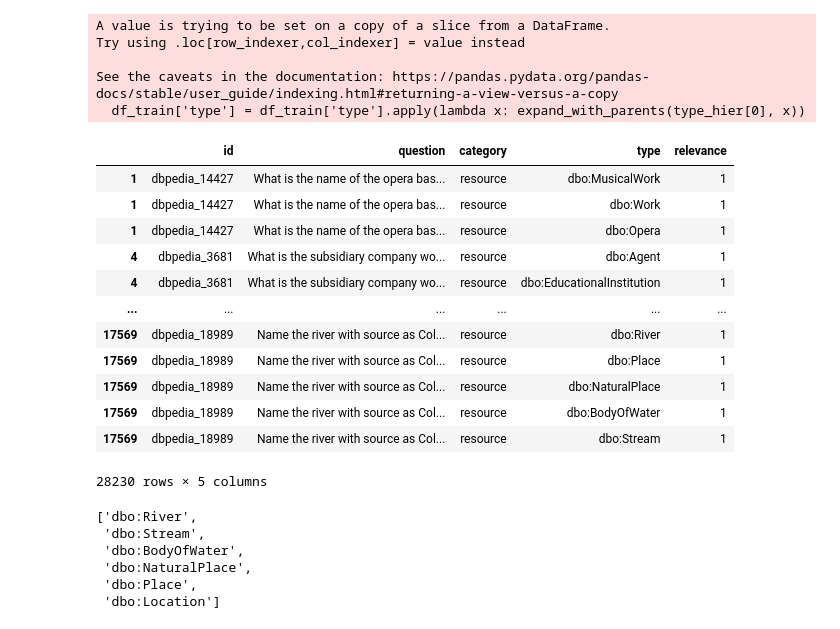
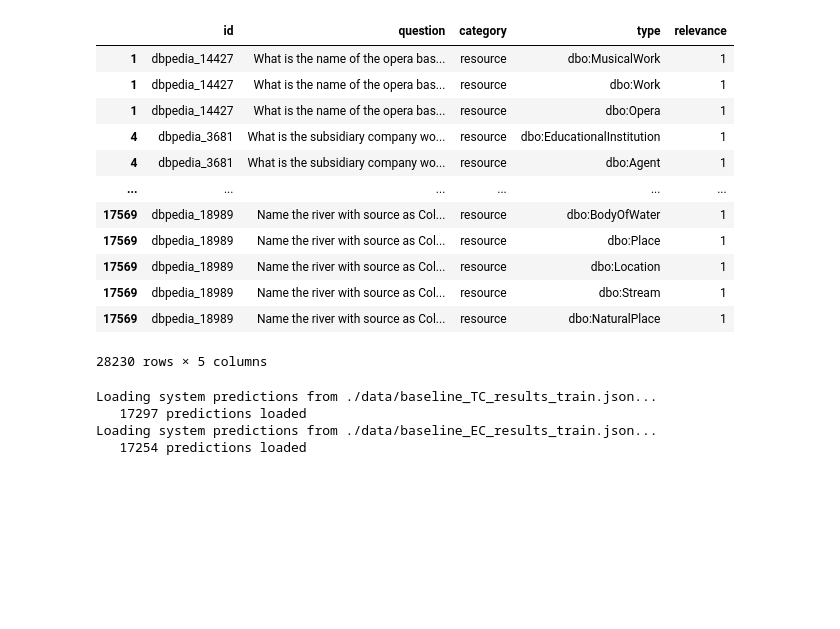
Before and after one commit to pio93/SemanticAnswerTypePrediction, a Jupyter notebook: learning_to_rank.ipynb, the cells around one changed output. Cells and saved outputs as stored; diff of their text form; code cells hidden in the pictures; blank space fills up the shorter version.

```diff
--- a/learning_to_rank.ipynb
+++ b/learning_to_rank.ipynb
@@ -46,50 +59,47 @@ def expand_with_parents(type_hierarchy: dict, dbo_types: list) -> list:
             type_set.add(typ2)
     return list(type_set)
 # %%
-df_train = df[df['category'] == 'resource']
+df_train = df[df['category'] == 'resource'].copy()
 df_train['type'] = df_train['type'].apply(lambda x: expand_with_parents(type_hier[0], x))
 df_train = df_train.explode('type').dropna(subset=['type'])
 df_train['relevance'] = 1
 df_train
 # %% [output]
+|  | id | question | category | type | relevance |
+| 1 | dbpedia_14427 | What is the name of the opera bas... | resource | dbo:MusicalWork | 1 |
+| 1 | dbpedia_14427 | What is the name of the opera bas... | resource | dbo:Work | 1 |
+| 1 | dbpedia_14427 | What is the name of the opera bas... | resource | dbo:Opera | 1 |
+| 4 | dbpedia_3681 | What is the subsidiary company wo... | resource | dbo:EducationalInstitution | 1 |
+| 4 | dbpedia_3681 | What is the subsidiary company wo... | resource | dbo:Agent | 1 |
+| ... | ... | ... | ... | ... | ... |
+| 17569 | dbpedia_18989 | Name the river with source as Col... | resource | dbo:BodyOfWater | 1 |
+| 17569 | dbpedia_18989 | Name the river with source as Col... | resource | dbo:Place | 1 |
+| 17569 | dbpedia_18989 | Name the river with source as Col... | resource | dbo:Location | 1 |
+| 17569 | dbpedia_18989 | Name the river with source as Col... | resource | dbo:Stream | 1 |
+| 17569 | dbpedia_18989 | Name the river with source as Col... | resource | dbo:NaturalPlace | 1 |
-A value is trying to be set on a copy of a slice from a DataFrame.
-Try using .loc[row_indexer,col_indexer] = value instead
-
-See the caveats in the documentation: https://pandas.pydata.org/pandas-docs/stable/user_guide/indexing.html#returning-a-view-versus-a-copy
-  df_train['type'] = df_train['type'].apply(lambda x: expand_with_parents(type_hier[0], x))
+28230 rows × 5 columns
-|  | id | question | category | type | relevance |
-| 1 | dbpedia_14427 | What is the name of the opera bas... | resource | dbo:MusicalWork | 1 |
-| 1 | dbpedia_14427 | What is the name of the opera bas... | resource | dbo:Work | 1 |
-| 1 | dbpedia_14427 | What is the name of the opera bas... | resource | dbo:Opera | 1 |
-| 4 | dbpedia_3681 | What is the subsidiary company wo... | resource | dbo:Agent | 1 |
-| 4 | dbpedia_3681 | What is the subsidiary company wo... | resource | dbo:EducationalInstitution | 1 |
-| ... | ... | ... | ... | ... | ... |
-| 17569 | dbpedia_18989 | Name the river with source as Col... | resource | dbo:River | 1 |
-| 17569 | dbpedia_18989 | Name the river with source as Col... | resource | dbo:Place | 1 |
-| 17569 | dbpedia_18989 | Name the river with source as Col... | resource | dbo:NaturalPlace | 1 |
-| 17569 | dbpedia_18989 | Name the river with source as Col... | resource | dbo:BodyOfWater | 1 |
-| 17569 | dbpedia_18989 | Name the river with source as Col... | resource | dbo:Stream | 1 |
-28230 rows × 5 columns
-# %%
-df[df['id']=='dbpedia_18989']['type'].tolist()[0]
-# %% [output]
-['dbo:River',
- 'dbo:Stream',
- 'dbo:BodyOfWater',
- 'dbo:NaturalPlace',
- 'dbo:Place',
- 'dbo:Location']
 # %%
 # Get negative training records from baseline system output types (ones that don't also appear in ground truth)
-neg_lst = list()
-
-for key, values in so.items():
-    if values['category'] == 'resource' and len(values['type']) > 0:
-        system_types = values['type']
-        system_types = expand_with_parents(type_hier[0], system_types)
-        gt_types = df[df['id'] == key]['type'].tolist()[0]
-        question = df[df['id'] == key]['question'].tolist()[0]
-        neg_types = list(set(system_types).difference(set(gt_types)))
-        for neg_type in neg_types:
-            neg_lst.append({'id': key, 'question': question, 'category': 'resource', 'type':neg_type, 'relevance':0})
-df_train = pd.concat([df_train, pd.DataFrame(neg_lst)])
+system_outputs = {'TC': load_system_output('./data/baseline_TC_results_train.json'), 'EC': load_system_output('./data/baseline_EC_results_train.json')}
+neg_lst_tc = list()
+neg_lst_ec = list()
+for system, so in system_outputs.items():
+    for key, values in so.items():
+        if values['category'] == 'resource' and len(values['type']) > 0:
+            system_types = values['type']
+            system_types = expand_with_parents(type_hier[0], system_types)
+            gt_types = df[df['id'] == key]['type'].tolist()[0]
+            question = df[df['id'] == key]['question'].tolist()[0]
+            neg_types = list(set(system_types).difference(set(gt_types)))
+            for neg_type in neg_types:
+                if system == 'TC':
+                    neg_lst_tc.append({'id': key, 'question': question, 'category': 'resource', 'type':neg_type, 'relevance':0})
+                elif system == 'EC':
+                    neg_lst_ec.append({'id': key, 'question': question, 'category': 'resource', 'type':neg_type, 'relevance':0})
+df_train_tc = pd.concat([df_train, pd.DataFrame(neg_lst_tc)])
+df_train_ec = pd.concat([df_train, pd.DataFrame(neg_lst_ec)])
+# %% [output]
+Loading system predictions from ./data/baseline_TC_results_train.json...
+   17297 predictions loaded
+Loading system predictions from ./data/baseline_EC_results_train.json...
+   17254 predictions loaded
```
Also changed, not shown: parts of 17 cells of this notebook.
